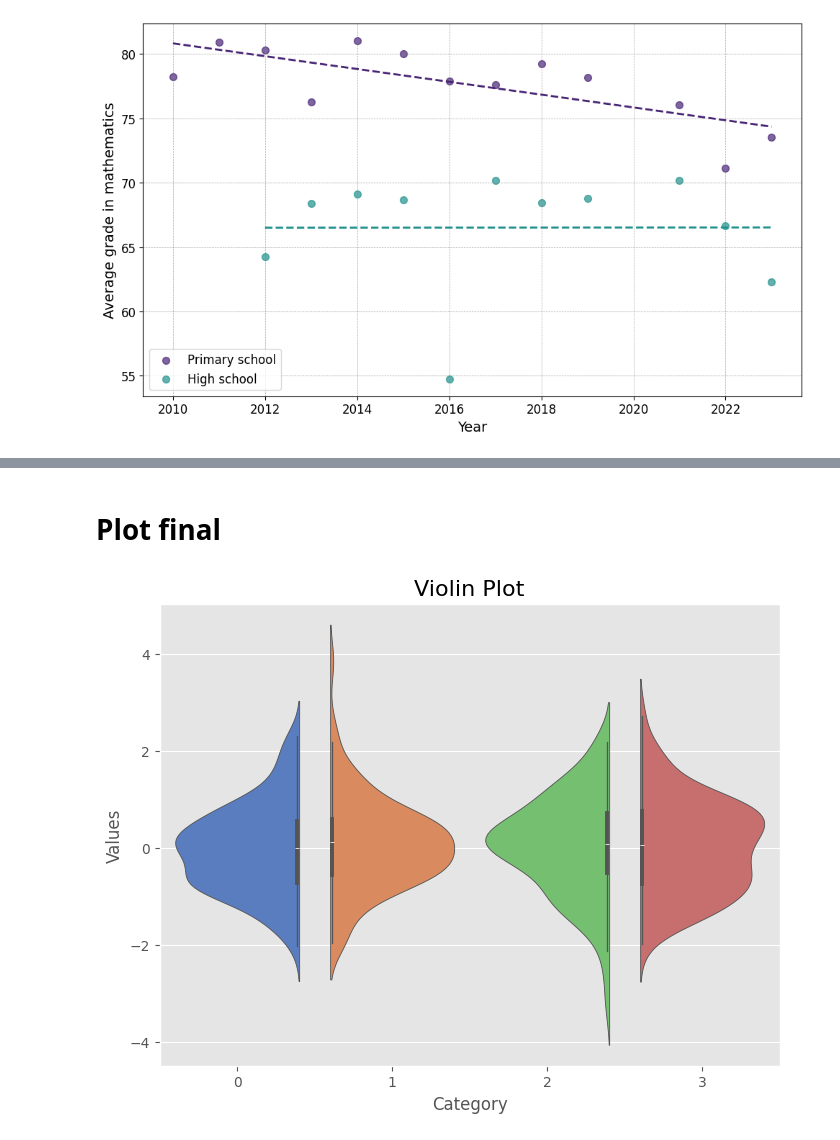
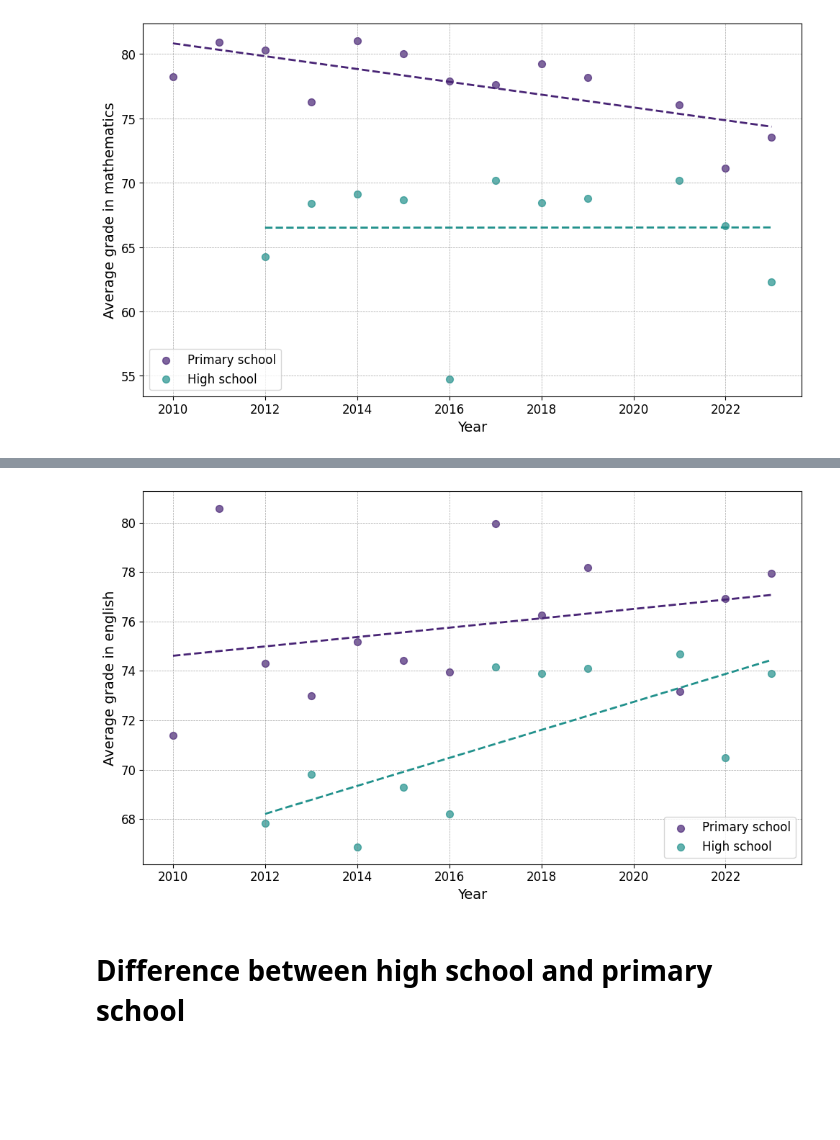
Before and after one commit to edejuan2002/avdm_Competecies, a Jupyter notebook: Time evolution/Time_evolution.ipynb, the cells around one changed output, grey strips where cells are left out. Cells and saved outputs as stored; diff of their text form; code cells hidden in the pictures; blank space fills up the shorter version.

```diff
--- a/Time evolution/Time_evolution.ipynb
+++ b/Time evolution/Time_evolution.ipynb
@@ -583,18 +638,63 @@ plt.show()
+# %%
+import numpy as np
+import matplotlib.pyplot as plt
+from scipy.stats import linregress
+
+anys4=np.array([2012,2013,2014,2015,2016,2017,2018,2019,2021,2022,2023])
+anys6=np.array([2010,2011,2012,2013,2014,2015,2016,2017,2018,2019,2021,2022,2023])
+
+# Generate synthetic data
+np.random.seed(42)  # For reproducibility
+
+# Data set 1
+x1 = anys6
+y1 = angsise
+
+# Data set 2
+x2 = anys4
+y2 = angquart
+
+# Perform linear regression for both data sets
+slope1, intercept1, _, _, _ = linregress(x1, y1)
+slope2, intercept2, _, _, _ = linregress(x2, y2)
+
+# Regression lines
+y1_fit = slope1 * x1 + intercept1
+y2_fit = slope2 * x2 + intercept2
+
+# Plot the data and regression lines
+fig, ax = plt.subplots(figsize=(10, 6))
+
+# Set white background and grey grid lines
+ax.set_facecolor("white")  # White background for the plot area
+fig.patch.set_facecolor("white")  # White background for the figure
+ax.grid(color="grey", linestyle="--", linewidth=0.5, alpha=0.7)  # Grey grid lines
+
+# Use the Viridis colormap for the scatter and regression lines
+colors = plt.cm.viridis(np.linspace(0.1, 0.5, 2))  # Generate 2 colors from Viridis for the two datasets
+
+# Scatter and regression lines
+ax.scatter(x1, y1, color=colors[0], label="Primary school", alpha=0.7, s=50)
+ax.plot(x1, y1_fit, color=colors[0], linestyle="--", linewidth=2)
+
+ax.scatter(x2, y2, color=colors[1], label="High school", alpha=0.7, s=50)
+ax.plot(x2, y2_fit, color=colors[1], linestyle="--", linewidth=2)
+
+# Add labels, title, and legendÇ
+ax.set_xlabel("Year", fontsize=14)
+ax.set_ylabel("Average grade in english", fontsize=14)
+ax.legend(fontsize=12, loc='lower right')
+
+# Customize tick parameters
+ax.tick_params(axis="both", which="major", labelsize=12)
+
+# Save the plot as a PDF
+plt.savefig("angles.pdf", format="pdf", bbox_inches="tight")
+
+# Show the plot
+plt.tight_layout()
+plt.show()
+# %% [output]
+[figure, added]
 # %% [markdown]
-# Plot final
+# Difference between high school and primary school
-# %%
-import seaborn as sns
-import matplotlib.pyplot as plt
-
-# Generate random data
-data = np.random.randn(100, 4)
-
-# Plot violin plot
-plt.figure(figsize=(8, 6))
-sns.violinplot(data=data, palette='muted', split=True)
-plt.title("Violin Plot", fontsize=16)
-plt.xlabel("Category")
-plt.ylabel("Values")
-plt.show()
-# %% [output]
-[figure, removed]
```
Also changed, not shown: parts of 14 cells of this notebook, 3 other files.
